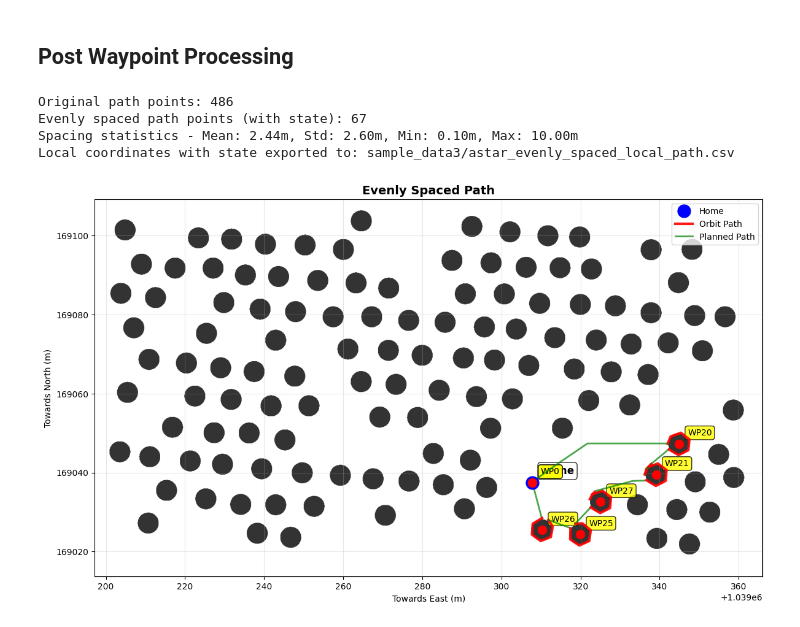
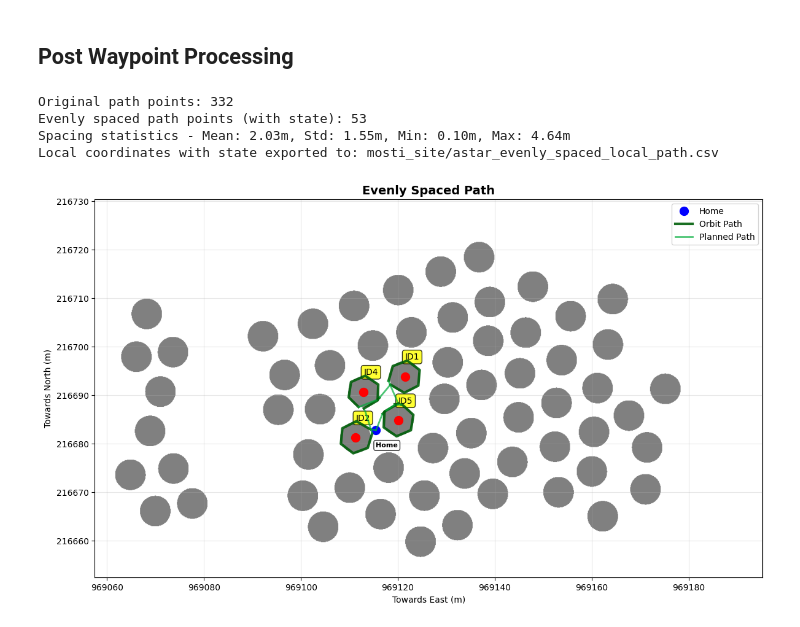
Before and after one commit to limshoonkit/PalmOilDetectree2, a Jupyter notebook: notebook/6-SolveVRP.ipynb, the cells around one changed output. Saved outputs shown, nothing was run; the diff lists cells and outputs as text; code cells hidden in the pictures.

```diff
--- a/notebook/6-SolveVRP.ipynb
+++ b/notebook/6-SolveVRP.ipynb
@@ -360,15 +366,15 @@ Button(description='Start Drone Animation', layout=Layout(height='40px', margin=
 ## 2. Create occupancy grid
 # %%
 # Params
-site_path = "sample_data3/" # *CHANGE HERE* for different sample data
-img_path = site_path + "random_oilpalm.tif"
+site_path = "mosti_site/" # *CHANGE HERE* for different sample data
+img_path = site_path + "mosti_site.tif"
 crowns_path = site_path + "crowns_exported.gpkg"
 overlay_img_path = site_path + "overlay_rgb.png"
 occupancy_img_path = site_path + "occupancy_map.png"
 occupancy_resolution = 0.1 # in m
 vehicle_radius = 0.3 # in m
 palm_oil_tree_radius = 0.5 # in m
-orbital_radius = 1.0 # in m
+orbital_radius = 1.5 # in m
 inflated_obstacle = (vehicle_radius + palm_oil_tree_radius) * 2 + orbital_radius
 # %%
 # Generate occupancy map
@@ -1166,14 +1174,14 @@ Increase max iteration count for following if solution failed to converge
 1) plan_path_world
 2) plan_path_on_grid
 # %%
-site_path = "sample_data3/"  # *CHANGE HERE* for different sample data
+site_path = "mosti_site/"  # *CHANGE HERE* for different sample data
 map_path = site_path + "occupancy_map.png"
-img_path = site_path + "random_oilpalm.tif"
+img_path = site_path + "mosti_site.tif"
 crowns_path = site_path + "crowns_exported.gpkg"
 occupancy_resolution = 0.1 # in m
 vehicle_radius = 0.3 # in m
 palm_oil_tree_radius = 0.5 # in m
-orbital_radius = 1.0 # in m
+orbital_radius = 1.5 # in m
 inflated_obstacle = (vehicle_radius + palm_oil_tree_radius) * 2 + orbital_radius
 orbit_radius = inflated_obstacle + 3 * occupancy_resolution
 print(f"Orbit radius: {orbit_radius} m")
@@ -1182,13 +1190,14 @@ print(f"Inflated obstacle size: {inflated_obstacle} m")
 # Waypoint configuration
 # home = (1.954826, 103.214203) # sample 1
 # home = (1.426639, 103.644381) # sample 2
-home = (1.523838, 103.842520) # sample 3
+# home = (1.523838, 103.842520) # sample 3
+home = (1.955057, 103.214439) # mosti_site
 
 # List of crown IDs to visit
-visit_ids = [20, 21, 25, 26, 27]
+visit_ids = [1, 2, 4, 5]
 
 # Drone parameters
-drone_speed = 1.5        # meters per second
+drone_speed = 1.0        # meters per second
 max_flight_time = 480.0  # seconds
 max_distance = drone_speed * max_flight_time  # meters
 
@@ -1237,8 +1246,8 @@ Global path has 486 waypoints
 # %%
 import csv
 
-site_path = "sample_data3/" # *CHANGE HERE* for different sample data
-img_path = site_path + "random_oilpalm.tif"
+site_path = "mosti_site/" # *CHANGE HERE* for different sample data
+img_path = site_path + "mosti_site.tif"
 local_path_csv = site_path + "astar_local_path.csv"
 latlon_path_csv = site_path + "astar_latlon_path.csv"
 
@@ -1270,19 +1279,20 @@ Lat/Lon path saved to sample_data3/astar_latlon_path.csv
 # %% [markdown]
 ### Visualize
 # %%
-site_path = "sample_data3/" # *CHANGE HERE* for different sample data
+site_path = "mosti_site/" # *CHANGE HERE* for different sample data
 local_path_csv = site_path + "astar_local_path.csv"
 latlon_path_csv = site_path + "astar_latlon_path.csv"
-img_path = site_path + "random_oilpalm.tif"
+img_path = site_path + "mosti_site.tif"
 crowns_path = site_path + "crowns_exported.gpkg"
 overlay_img_path = site_path + "overlay_rgb.png"
 
 # home = (1.954826, 103.214203) # sample 1
 # home = (1.426639, 103.644381) # sample 2
-home = (1.523838, 103.842520) # sample 3
+# home = (1.523838, 103.842520) # sample 3
+home = (1.955057, 103.214439) # mosti_site
 
 # List of crown IDs to visit
-visit_ids = [0, 20, 21, 25, 26, 27, 0] # need to add home at the start and end
+visit_ids = [0, 1, 2, 4, 5, 0] # need to add home at the start and end
 # %%
 # Visualization
 import asyncio
@@ -1728,37 +1738,37 @@ def export_evenly_spaced_path(global_path: List[Tuple[float, float]],
         print("No spacings to calculate (path has 0 or 1 point).")
 
     # Export local coordinates with state
     gx0, gy0, _ = evenly_spaced_path_with_states[0] # Unpack, state of first point not used for origin
 
     # Create list of (local_x, local_y, state)
     local_path_with_states = [(x - gx0, y - gy0, state) for x, y, state in evenly_spaced_path_with_states]
-
+    local_path_with_states.pop(0) # remove home
     with open(even_local_path_csv, 'w', newline='') as f:
         writer = csv.writer(f)
         writer.writerow(['x_local', 'y_local', 'state']) # CSV Header
         writer.writerows(local_path_with_states) # Write data rows
 
     print(f"Local coordinates with state exported to: {even_local_path_csv}")
 
     return evenly_spaced_path_with_states
 
 # Distribute waypoint path evenly
 evenly_spaced_path = export_evenly_spaced_path(
     global_path=global_path,
     world_coords=world_coords,
     even_local_path_csv=even_local_path_csv,
     orbit_target_spacing=astar_planner.orbit_radius,
-    target_spacing=10.0,
+    target_spacing=5.0,
     orbit_radius=astar_planner.orbit_radius
 )
 
 if evenly_spaced_path:
     plot_path_on_map(georef_map, world_coords, visit_ids,
                     path=evenly_spaced_path,
                     title="Evenly Spaced Path")
 # %% [output]
-Original path points: 486
-Evenly spaced path points (with state): 67
-Spacing statistics - Mean: 2.44m, Std: 2.60m, Min: 0.10m, Max: 10.00m
-Local coordinates with state exported to: sample_data3/astar_evenly_spaced_local_path.csv
+Original path points: 332
+Evenly spaced path points (with state): 53
+Spacing statistics - Mean: 2.03m, Std: 1.55m, Min: 0.10m, Max: 4.64m
+Local coordinates with state exported to: mosti_site/astar_evenly_spaced_local_path.csv
-[figure, old version]
+[figure, new version]
```
Also changed, not shown: parts of 12 cells of this notebook, 18 other files.
